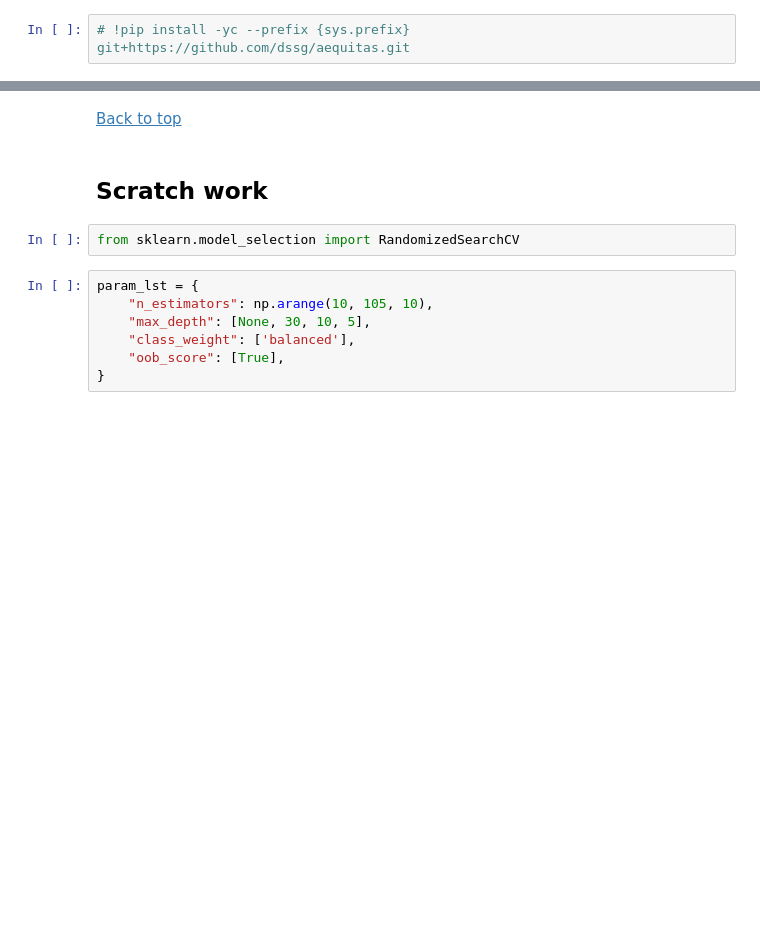
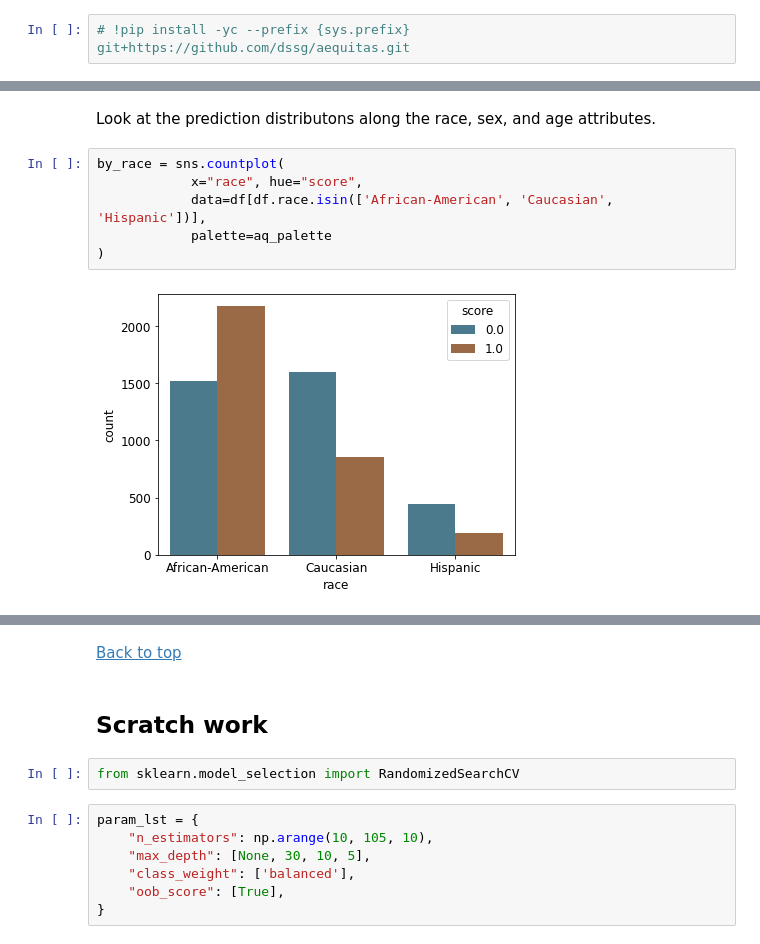
Before and after one commit to carletonlsmith/shapley-values-lunch-learn, a Jupyter notebook: shapley_values_lunch_learn.ipynb, the cells around one changed output, grey strips where cells are left out. Drawn from its saved outputs; the diff is of its cells as text; blank space fills up the shorter version.

```diff
--- a/shapley_values_lunch_learn.ipynb
+++ b/shapley_values_lunch_learn.ipynb
@@ -646,0 +616,10 @@ Fairness and Bias Auditing with [Aequitas](https://github.com/dssg/aequitas/blob
+# %% [markdown]
+Look at the prediction distributons along the race, sex, and age attributes.
+# %%
+by_race = sns.countplot(
+            x="race", hue="score",
+            data=df[df.race.isin(['African-American', 'Caucasian', 'Hispanic'])],
+            palette=aq_palette
+)
+# %% [output]
+[figure, added]
```
Also changed, not shown: parts of 43 cells of this notebook, 2 other files.
